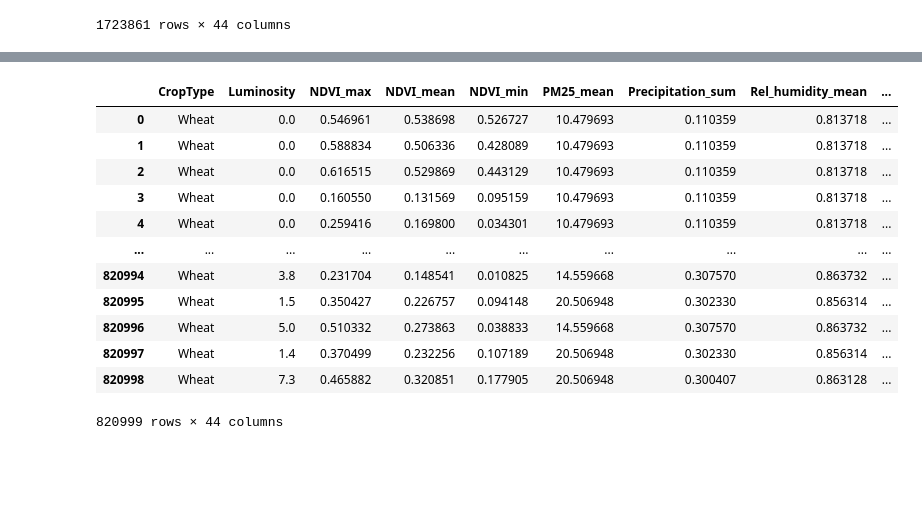
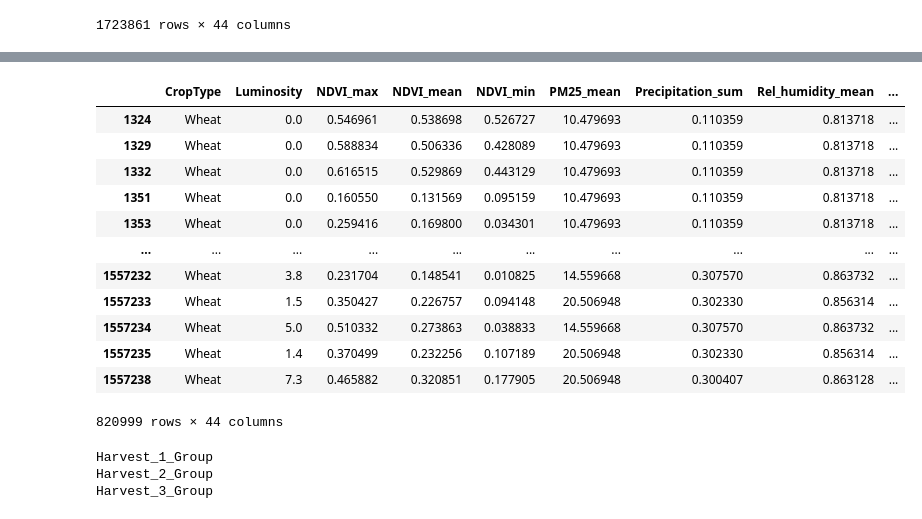
Before and after one commit to sonleh96/adb-sar, a Jupyter notebook: additional_datasets.ipynb, the cells around one changed output, grey strips where cells are left out. Cells and saved outputs as stored; diff of their text form; code cells hidden in the pictures; blank space fills up the shorter version.

```diff
--- a/additional_datasets.ipynb
+++ b/additional_datasets.ipynb
@@ -32,6 +35,7 @@ import sys
 import time
 
 import pandas as pd
+pd.set_option('display.max_columns', 500)
 import numpy as np
 import rasterio
 import rasterstats
@@ -39,6 +43,7 @@ import rioxarray as rxr
 import geopandas as gpd
 import geemap
 from osgeo import gdal
+import xarray as xr
 
 dir = 'G:/My Drive/Work/ADB/SAR/'
 sys.path.append('G:/My Drive/Work/ADB/SAR/src/gee_s1_ard/python-api')
@@ -492,3 +545,6 @@ merged_sar
 | 1723859 | Wheat | 3.2 | 0.536028 | 0.335517 | 0.126607 | 38.630043 | 0.038515 | 0.742740 | ... |
 | 1723860 | Wheat | 7.1 | 0.469428 | 0.307201 | 0.108128 | 38.630043 | 0.038653 | 0.739927 | ... |
 1723861 rows × 44 columns
+# %%
+merged_sar_nn = pd.read_csv(r'D:\Work\ADB\SAR\datasets/wheat_south_sar_nonnull.csv')
+merged_sar_nn
@@ -495,16 +565,52 @@ merged_sar
 # %%
-merged_sar_nn
+merged_sar_nn.dropna()
 # %% [output]
 |  | CropType | Luminosity | NDVI_max | NDVI_mean | NDVI_min | PM25_mean | Precipitation_sum | Rel_humidity_mean | ... |
-| 0 | Wheat | 0.0 | 0.546961 | 0.538698 | 0.526727 | 10.479693 | 0.110359 | 0.813718 | ... |
-| 1 | Wheat | 0.0 | 0.588834 | 0.506336 | 0.428089 | 10.479693 | 0.110359 | 0.813718 | ... |
-| 2 | Wheat | 0.0 | 0.616515 | 0.529869 | 0.443129 | 10.479693 | 0.110359 | 0.813718 | ... |
-| 3 | Wheat | 0.0 | 0.160550 | 0.131569 | 0.095159 | 10.479693 | 0.110359 | 0.813718 | ... |
-| 4 | Wheat | 0.0 | 0.259416 | 0.169800 | 0.034301 | 10.479693 | 0.110359 | 0.813718 | ... |
+| 1324 | Wheat | 0.0 | 0.546961 | 0.538698 | 0.526727 | 10.479693 | 0.110359 | 0.813718 | ... |
+| 1329 | Wheat | 0.0 | 0.588834 | 0.506336 | 0.428089 | 10.479693 | 0.110359 | 0.813718 | ... |
+| 1332 | Wheat | 0.0 | 0.616515 | 0.529869 | 0.443129 | 10.479693 | 0.110359 | 0.813718 | ... |
+| 1351 | Wheat | 0.0 | 0.160550 | 0.131569 | 0.095159 | 10.479693 | 0.110359 | 0.813718 | ... |
+| 1353 | Wheat | 0.0 | 0.259416 | 0.169800 | 0.034301 | 10.479693 | 0.110359 | 0.813718 | ... |
 | ... | ... | ... | ... | ... | ... | ... | ... | ... | ... |
-| 820994 | Wheat | 3.8 | 0.231704 | 0.148541 | 0.010825 | 14.559668 | 0.307570 | 0.863732 | ... |
-| 820995 | Wheat | 1.5 | 0.350427 | 0.226757 | 0.094148 | 20.506948 | 0.302330 | 0.856314 | ... |
-| 820996 | Wheat | 5.0 | 0.510332 | 0.273863 | 0.038833 | 14.559668 | 0.307570 | 0.863732 | ... |
-| 820997 | Wheat | 1.4 | 0.370499 | 0.232256 | 0.107189 | 20.506948 | 0.302330 | 0.856314 | ... |
-| 820998 | Wheat | 7.3 | 0.465882 | 0.320851 | 0.177905 | 20.506948 | 0.300407 | 0.863128 | ... |
+| 1557232 | Wheat | 3.8 | 0.231704 | 0.148541 | 0.010825 | 14.559668 | 0.307570 | 0.863732 | ... |
+| 1557233 | Wheat | 1.5 | 0.350427 | 0.226757 | 0.094148 | 20.506948 | 0.302330 | 0.856314 | ... |
+| 1557234 | Wheat | 5.0 | 0.510332 | 0.273863 | 0.038833 | 14.559668 | 0.307570 | 0.863732 | ... |
+| 1557235 | Wheat | 1.4 | 0.370499 | 0.232256 | 0.107189 | 20.506948 | 0.302330 | 0.856314 | ... |
+| 1557238 | Wheat | 7.3 | 0.465882 | 0.320851 | 0.177905 | 20.506948 | 0.300407 | 0.863128 | ... |
 820999 rows × 44 columns
+# %%
+from rasterio.transform import from_bounds
+
+
+ds = xr.open_dataset(r"C:\Users\sonle\Downloads\Rice_Calendar_Data_ver.1.0\Rice_Calendar_Data_ver.1.0\1_Transplanting_Harvest_Group.nc")
+for var in ['Harvest_1_Group', 'Harvest_2_Group', 'Harvest_3_Group']:
+    print(var)
+    data = ds[var]
+
+    min_lon, max_lon = data.lon.min().item(), data.lon.max().item()
+    min_lat, max_lat = data.lat.min().item(), data.lat.max().item()
+
+    min_lon, max_lon = data.lon.min().item(), data.lon.max().item()
+    min_lat, max_lat = data.lat.min().item(), data.lat.max().item()
+
+    transform = from_bounds(min_lon, min_lat, max_lon, max_lat, data.sizes['lon'], data.sizes['lat'])
+
+    output_tiff_path = f'D:/Work/ADB/SAR/calendars/marc_{var.lower()}.tiff'
+    meta = {
+        'driver': 'GTiff',
+        'height': data.shape[0],
+        'width': data.shape[1],
+        'count': 1,
+        'dtype': 'float32',
+        'crs': 'EPSG:4326',  # Assuming the data uses WGS84
+        'transform': transform,
+        'nodata': -9999
+    }
+
+    # Write the GeoTIFF file
+    with rasterio.open(output_tiff_path, 'w', **meta) as dst:
+        dst.write(data, 1)
+# %% [output]
+Harvest_1_Group
+Harvest_2_Group
+Harvest_3_Group
```
Also changed, not shown: parts of 23 cells of this notebook, 4 other files.
